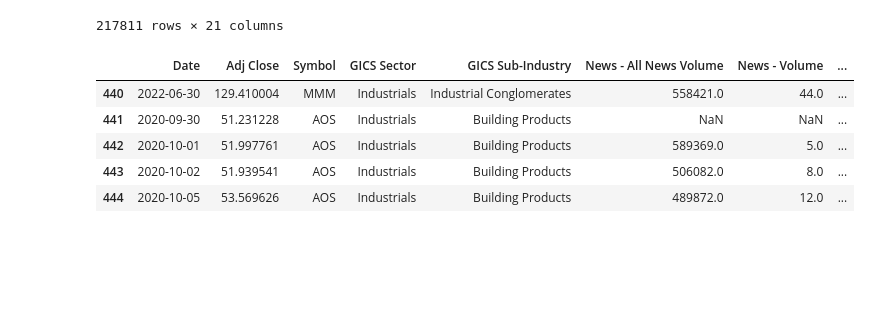
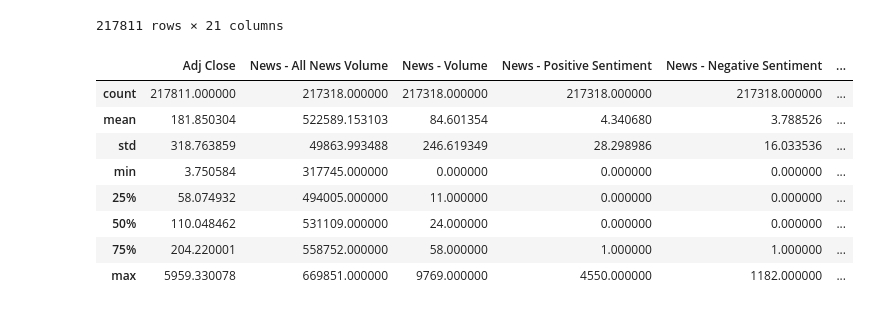
Before and after one commit to sizhewang1130/3guys, a Jupyter notebook: example.ipynb, the cells around one changed output. Saved outputs shown, nothing was run; the diff lists cells and outputs as text; code cells hidden in the pictures; blank space fills up the shorter version.

```diff
--- a/example.ipynb
+++ b/example.ipynb
@@ -85,10 +80,13 @@ import pandas as pd
 df["Daily_RV"] = df.groupby("Symbol")["Adj Close"].pct_change()
 # %%
-df[440:445]
+df.describe()
 # %% [output]
-|  | Date | Adj Close | Symbol | GICS Sector | GICS Sub-Industry | News - All News Volume | News - Volume | ... |
-| 440 | 2022-06-30 | 129.410004 | MMM | Industrials | Industrial Conglomerates | 558421.0 | 44.0 | ... |
-| 441 | 2020-09-30 | 51.231228 | AOS | Industrials | Building Products | NaN | NaN | ... |
-| 442 | 2020-10-01 | 51.997761 | AOS | Industrials | Building Products | 589369.0 | 5.0 | ... |
-| 443 | 2020-10-02 | 51.939541 | AOS | Industrials | Building Products | 506082.0 | 8.0 | ... |
-| 444 | 2020-10-05 | 53.569626 | AOS | Industrials | Building Products | 489872.0 | 12.0 | ... |
+|  | Adj Close | News - All News Volume | News - Volume | News - Positive Sentiment | News - Negative Sentiment | ... |
+| count | 217811.000000 | 217318.000000 | 217318.000000 | 217318.000000 | 217318.000000 | ... |
+| mean | 181.850304 | 522589.153103 | 84.601354 | 4.340680 | 3.788526 | ... |
+| std | 318.763859 | 49863.993488 | 246.619349 | 28.298986 | 16.033536 | ... |
+| min | 3.750584 | 317745.000000 | 0.000000 | 0.000000 | 0.000000 | ... |
+| 25% | 58.074932 | 494005.000000 | 11.000000 | 0.000000 | 0.000000 | ... |
+| 50% | 110.048462 | 531109.000000 | 24.000000 | 0.000000 | 0.000000 | ... |
+| 75% | 204.220001 | 558752.000000 | 58.000000 | 1.000000 | 1.000000 | ... |
+| max | 5959.330078 | 669851.000000 | 9769.000000 | 4550.000000 | 1182.000000 | ... |
```
Also changed, not shown: parts of 1 cell of this notebook.
